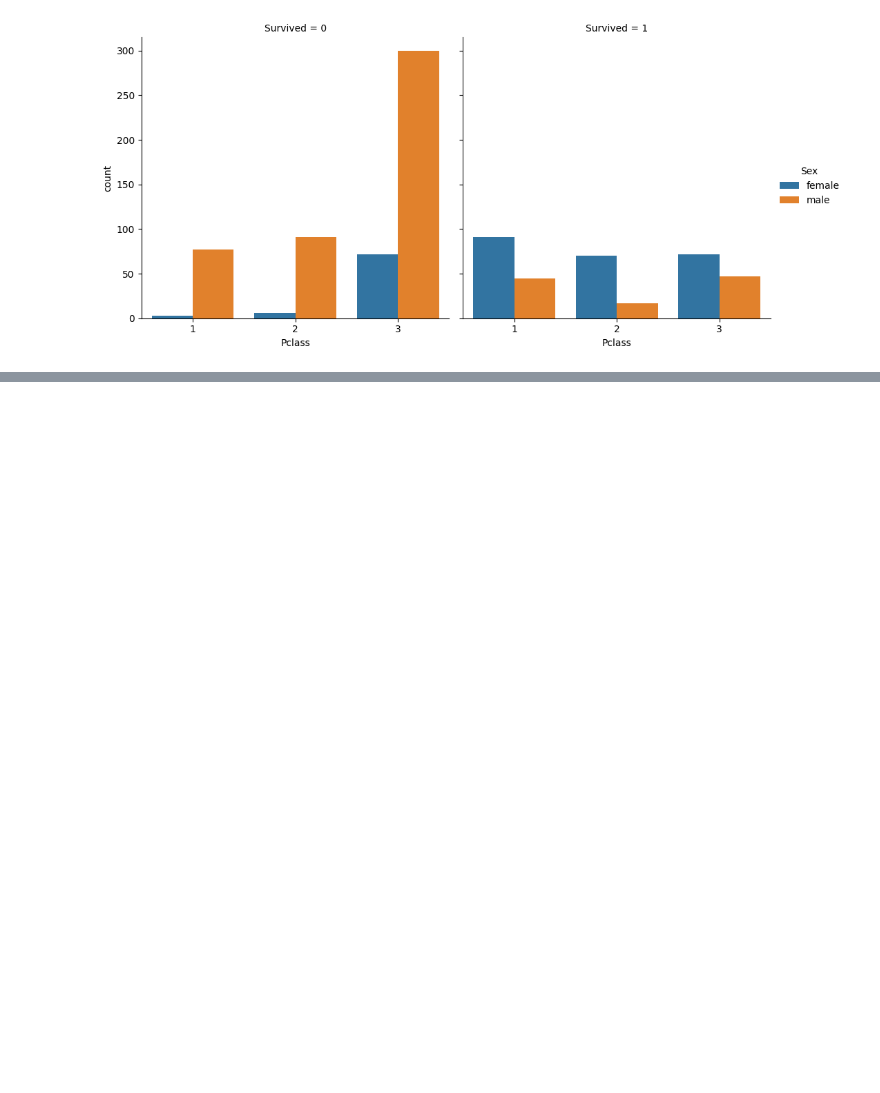
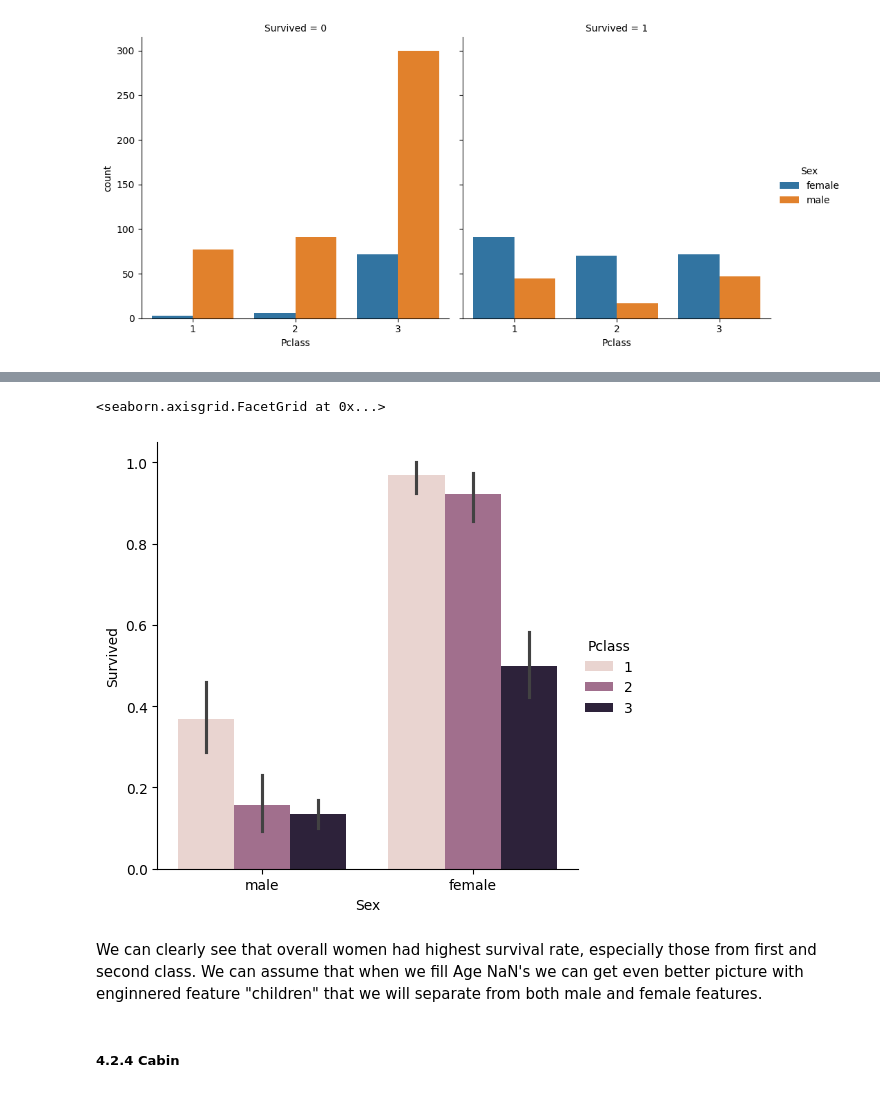
Before and after one commit to Fabiqula/Titanic_kaggle, a Jupyter notebook: main.ipynb, the cells around one changed output, grey strips where cells are left out. Cells and saved outputs as stored; diff of their text form; code cells hidden in the pictures; blank space fills up the shorter version.

```diff
--- a/main.ipynb
+++ b/main.ipynb
@@ -256,0 +298,9 @@ sns.catplot(data=train, x='Pclass', col='Survived', hue='Sex', kind='count')
+# %%
+sns.catplot(data=train, x='Sex', y='Survived', hue='Pclass', kind='bar')
+# %% [output]
+<seaborn.axisgrid.FacetGrid at 0x...>
+[figure, added]
+# %% [markdown]
+We can clearly see that overall women had highest survival rate, especially those from first and second class. We can assume that when we fill Age NaN's we can get even better picture with enginnered feature "children" that we will separate from both male and female features.
+# %% [markdown]
+##### 4.2.4 Cabin
```
Also changed, not shown: parts of 40 cells of this notebook.
